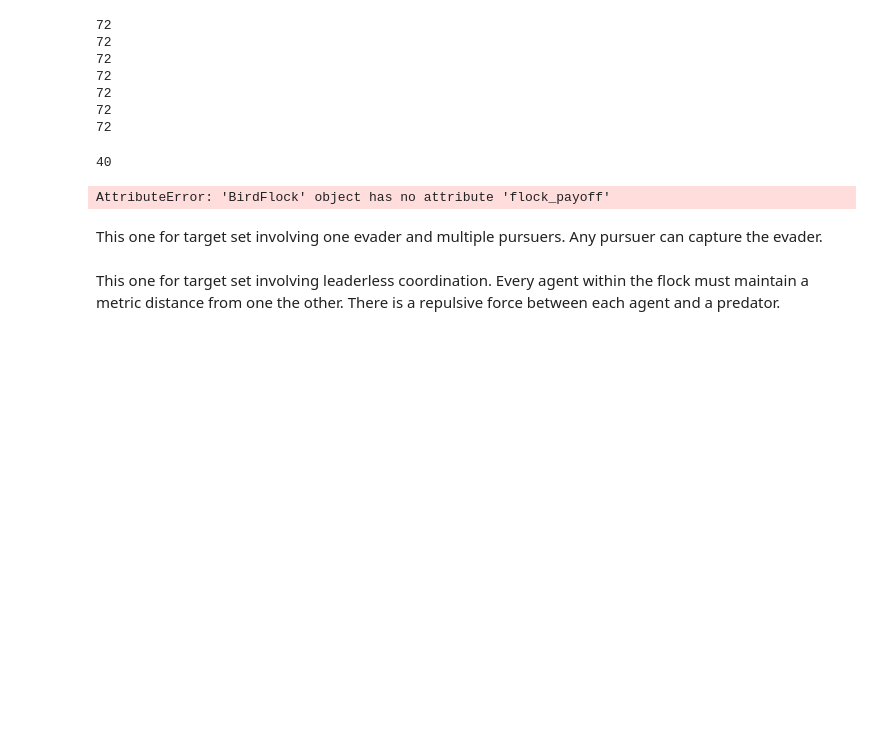
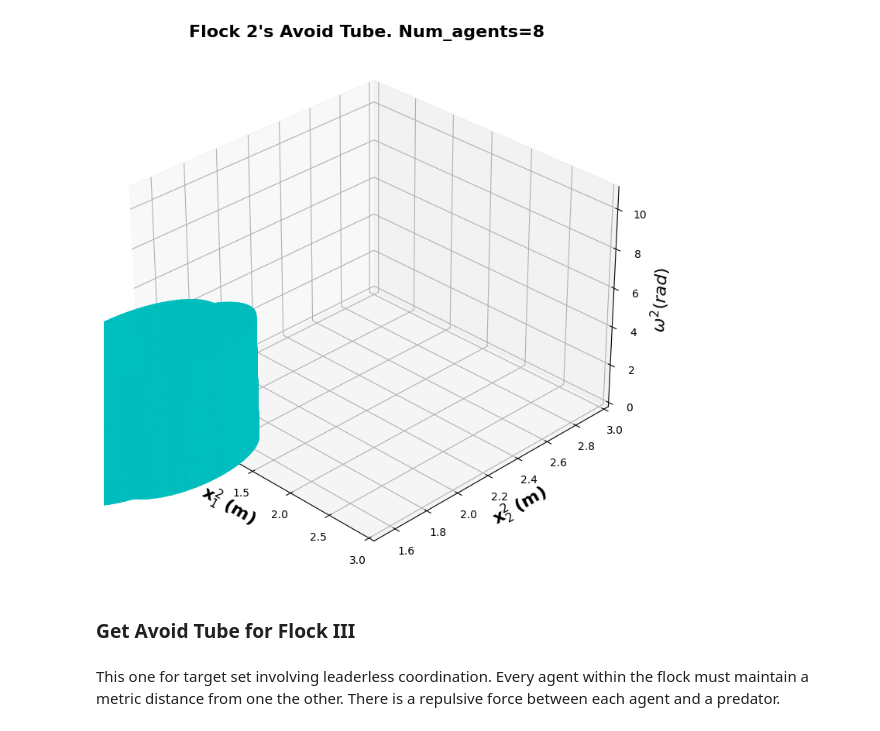
Before and after one commit to robotsorcerer/ComplexBRAT, a Jupyter notebook: Notes/large_brat.ipynb, the cells around one changed output. Saved outputs shown, nothing was run; the diff lists cells and outputs as text; code cells hidden in the pictures; blank space fills up the shorter version.

```diff
--- a/Notes/large_brat.ipynb
+++ b/Notes/large_brat.ipynb
@@ -86,42 +146,0 @@ Agent: 6 | Neighbors: 0 || valence: 0. Agent: 7 | Neighbors: 0 || valence: 0.
-# %%
-def compare_neighbor(agent1, agent2):
-    if np.abs(agent1.label - agent2.label) < agent1.neigh_rad:
-        agent1.update_neighbor(agent2)
-
-for i in range(num_agents):
-    # look to the right and update neighbors
-    for j in range(i+1,num_agents):
-        compare_neighbor(vehicles[i], vehicles[j])
-
-    # look to the left and update neighbors
-    for j in range(i-1, -1, -1):
-        compare_neighbor(vehicles[i], vehicles[j])
-# %%
-for veh in flock.vehicles:
-    print(veh.neighbors.__sizeof__())
-# %% [output]
-72
-72
-72
-72
-72
-72
-72
-# %%
-a = []
-a.__sizeof__()
-# %% [output]
-40
-# %%
-
-targ = flock.flock_payoff
-spacing=tuple(flock.grid[0].dx.flatten().tolist())
-
-# this zero level set is invisible. Target set is probs incorrect
-targmesh = implicit_mesh(targ, level=None, \
-                         spacing=spacing, \
-                         edge_color='b', face_color='b')
-# %% [output]
-AttributeError: 'BirdFlock' object has no attribute 'flock_payoff'
-# %% [markdown]
-This one for target set involving one evader and multiple pursuers. Any pursuer can capture the evader.
@@ -176,0 +147,18 @@ plt.show()
+# %%
+# gmax = gmin
+# gmin = gmin*3
+num_agents = 8
+
+H         = .1
+H_STEP    = .05
+neigh_rad = 0.3
+
+# Please note the way I formulate the initial states here. Linear speed is constant but heading is different.
+INIT_XYZS = np.array([[neigh_rad*np.cos((i/6)*2*np.pi+np.pi/2), neigh_rad*np.sin((i/6)*2*np.pi+np.pi/2), H+i*H_STEP] for i in range(num_agents)])
+flock1 = get_flock(gmin, gmax, 101, num_agents, INIT_XYZS, 2, 2, .2, .3)
+flock1_avoid_brt = get_avoid_brt(flock1, compute_mesh=True)
+visualize_init_avoid_tube(flock1, save=True, xlim=(0, 3), ylim=(1.5,3), zlim=(0,10.9))
+# %% [output]
+[figure, added]
+# %% [markdown]
+### Get Avoid Tube for Flock III
```
Also changed, not shown: parts of 12 cells of this notebook, 1 other file.
